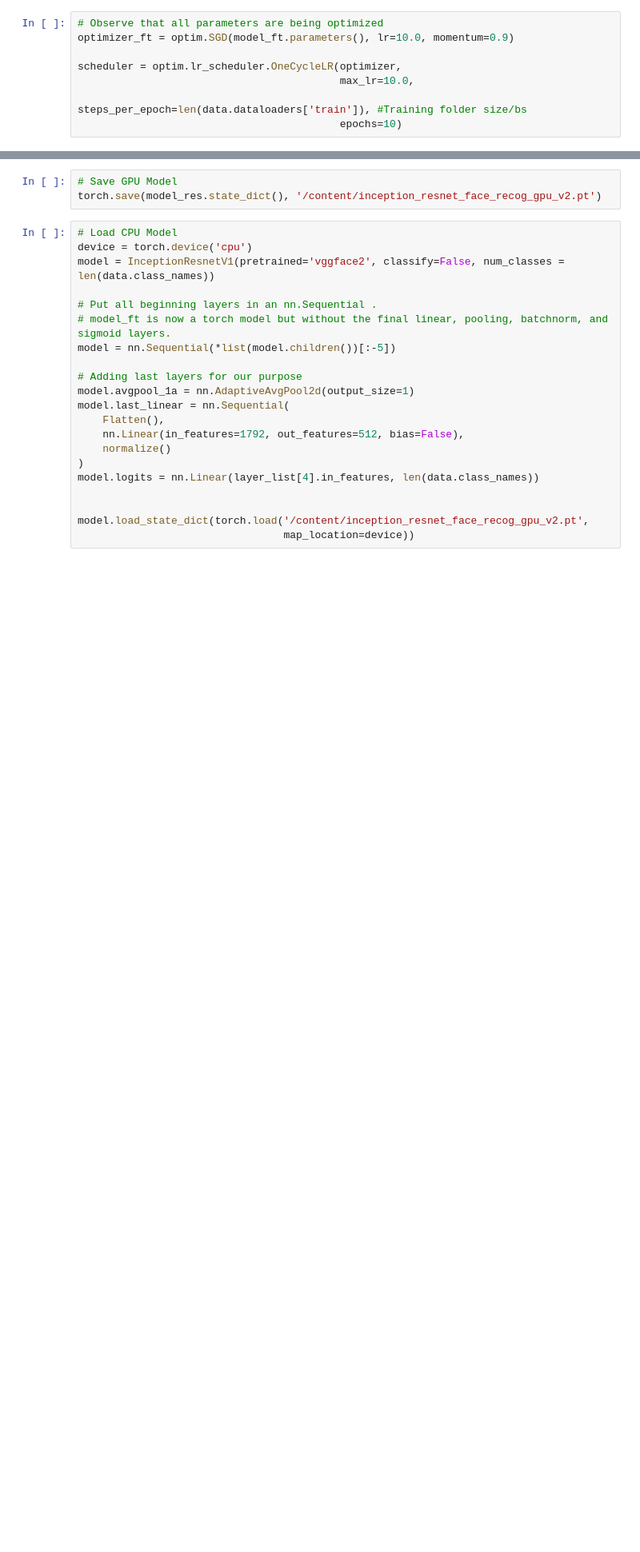
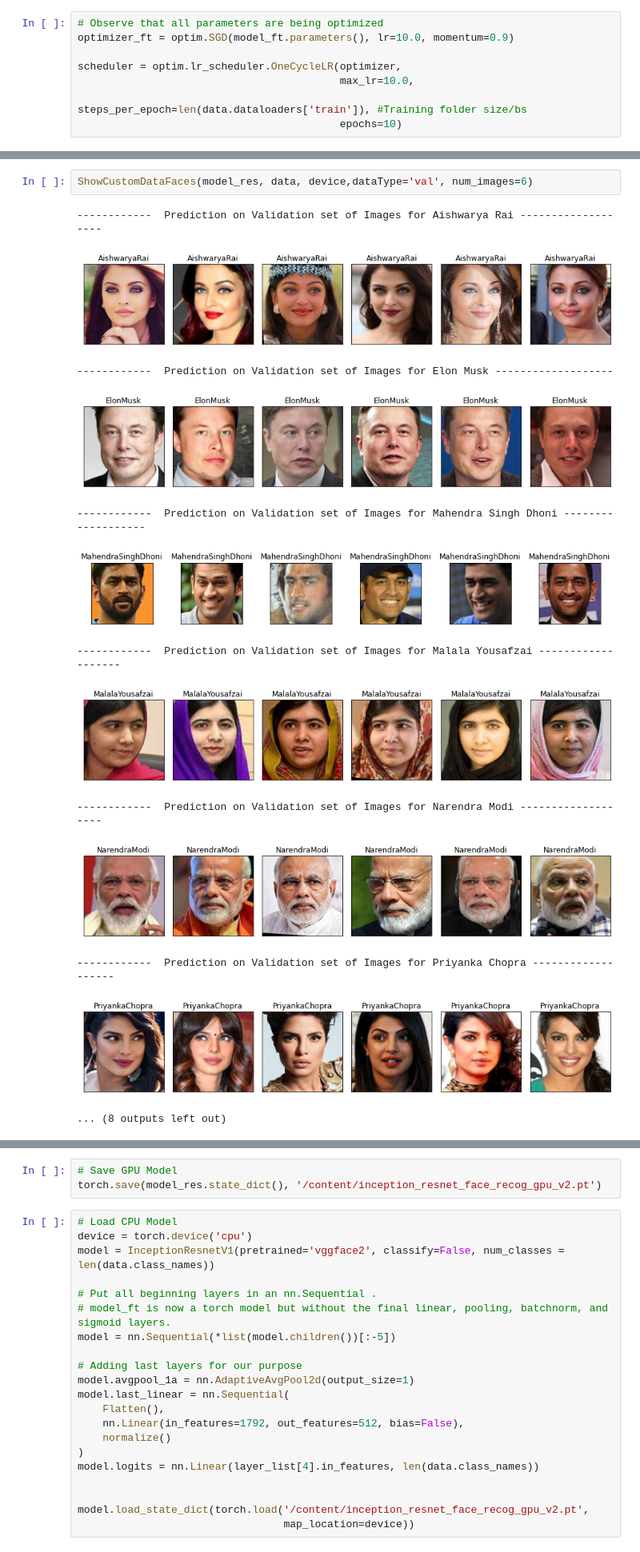
Before and after one commit to EVA4-RS-Group/Phase2, a Jupyter notebook: S4_FaceRecognition/EVA4_P2_S4_Face_Recognition_v2.ipynb, the cells around one changed output, grey strips where cells are left out. Shown at 80% size. Saved outputs shown, nothing was run; the diff lists cells and outputs as text; blank space fills up the shorter version.

```diff
--- a/S4_FaceRecognition/EVA4_P2_S4_Face_Recognition_v2.ipynb
+++ b/S4_FaceRecognition/EVA4_P2_S4_Face_Recognition_v2.ipynb
@@ -156 +177,17 @@ plt.show()
+# %%
+ShowCustomDataFaces(model_res, data, device,dataType='val', num_images=6)
+# %% [output]
+------------  Prediction on Validation set of Images for Aishwarya Rai -------------------
+[figure, added]
+------------  Prediction on Validation set of Images for Elon Musk -------------------
+[figure, added]
+------------  Prediction on Validation set of Images for Mahendra Singh Dhoni -------------------
+[figure, added]
+------------  Prediction on Validation set of Images for Malala Yousafzai -------------------
+[figure, added]
+------------  Prediction on Validation set of Images for Narendra Modi -------------------
+[figure, added]
+------------  Prediction on Validation set of Images for Priyanka Chopra -------------------
+[figure, added]
+... (8 outputs left out)
 # %% [markdown]
```
Also changed, not shown: parts of 10 cells of this notebook.
